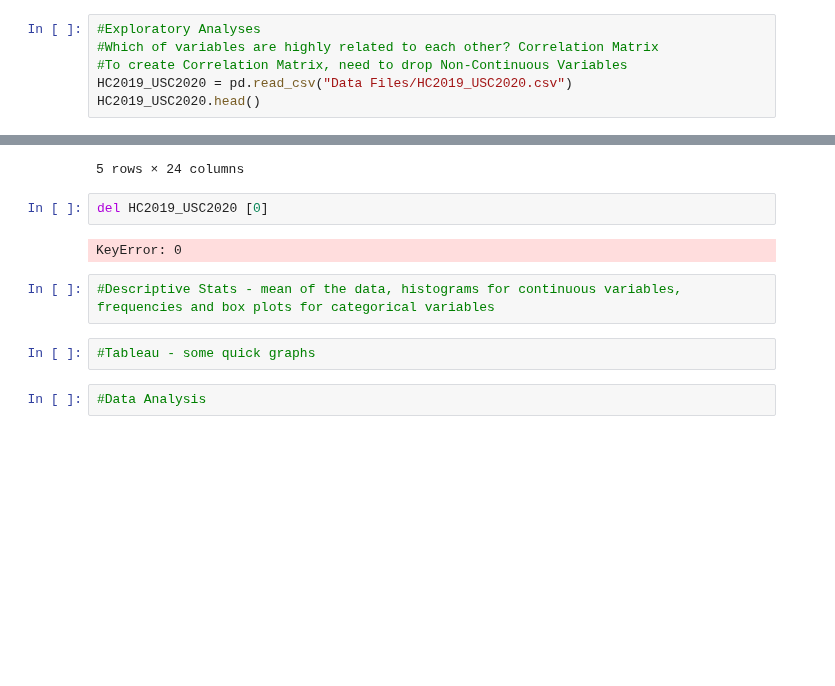
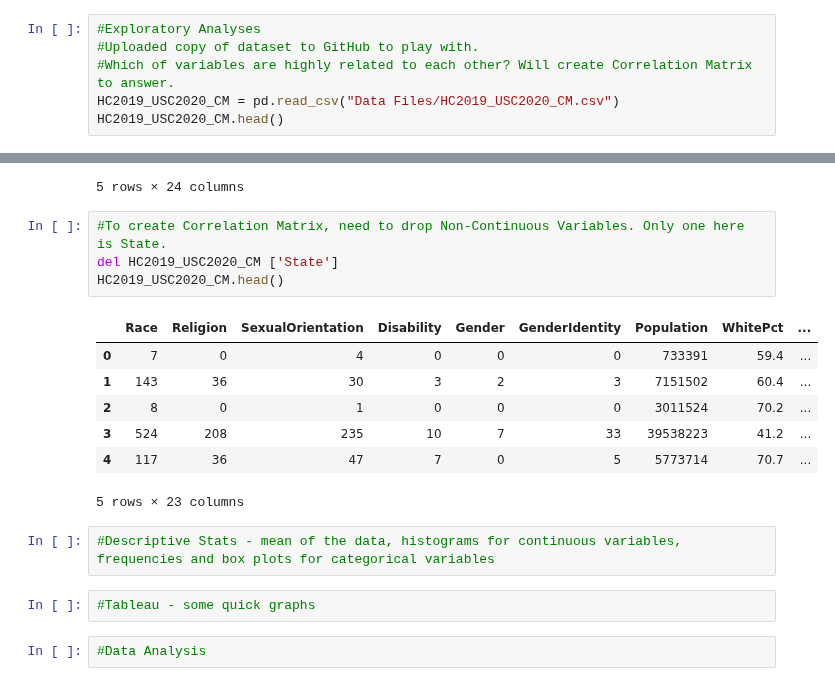
Before and after one commit to atamara/CrimeStatistics, a Jupyter notebook: Sayira Furnish - Data Wrangling.ipynb, the cells around one changed output, grey strips where cells are left out. Cells and saved outputs as stored; diff of their text form; blank space fills up the shorter version.

```diff
--- a/Sayira Furnish - Data Wrangling.ipynb
+++ b/Sayira Furnish - Data Wrangling.ipynb
@@ -395,10 +397,10 @@ HC2019_USC2020.head()
 HC2019_USC2020.to_csv(r'Data Files/HC2019_USC2020.csv')
 # %%
 #Exploratory Analyses
-#Which of variables are highly related to each other? Correlation Matrix
-#To create Correlation Matrix, need to drop Non-Continuous Variables
-HC2019_USC2020 = pd.read_csv("Data Files/HC2019_USC2020.csv")
-HC2019_USC2020.head()
+#Uploaded copy of dataset to GitHub to play with.
+#Which of variables are highly related to each other? Will create Correlation Matrix to answer.
+HC2019_USC2020_CM = pd.read_csv("Data Files/HC2019_USC2020_CM.csv")
+HC2019_USC2020_CM.head()
 # %% [output]
 |  | State | Race | Religion | SexualOrientation | Disability | Gender | GenderIdentity | Population | ... |
 | 0 | Alaska | 7 | 0 | 4 | 0 | 0 | 0 | 733391 | ... |
@@ -407,13 +409,21 @@ HC2019_USC2020.head()
 | 3 | California | 524 | 208 | 235 | 10 | 7 | 33 | 39538223 | ... |
 | 4 | Colorado | 117 | 36 | 47 | 7 | 0 | 5 | 5773714 | ... |
 5 rows × 24 columns
-# %%
-del HC2019_USC2020 [0]
-# %% [output]
-KeyError: 0
-# %%
-#Descriptive Stats - mean of the data, histograms for continuous variables, frequencies and box plots for categorical variables
-# %%
-#Tableau - some quick graphs
+# %%
+#To create Correlation Matrix, need to drop Non-Continuous Variables. Only one here is State.
+del HC2019_USC2020_CM ['State']
+HC2019_USC2020_CM.head()
+# %% [output]
+|  | Race | Religion | SexualOrientation | Disability | Gender | GenderIdentity | Population | WhitePct | ... |
+| 0 | 7 | 0 | 4 | 0 | 0 | 0 | 733391 | 59.4 | ... |
+| 1 | 143 | 36 | 30 | 3 | 2 | 3 | 7151502 | 60.4 | ... |
+| 2 | 8 | 0 | 1 | 0 | 0 | 0 | 3011524 | 70.2 | ... |
+| 3 | 524 | 208 | 235 | 10 | 7 | 33 | 39538223 | 41.2 | ... |
+| 4 | 117 | 36 | 47 | 7 | 0 | 5 | 5773714 | 70.7 | ... |
+5 rows × 23 columns
+# %%
+#Descriptive Stats - mean of the data, histograms for continuous variables, frequencies and box plots for categorical variables
+# %%
+#Tableau - some quick graphs
 # %%
 #Data Analysis
```
Also changed, not shown: parts of 1 cell of this notebook, 1 other file.
